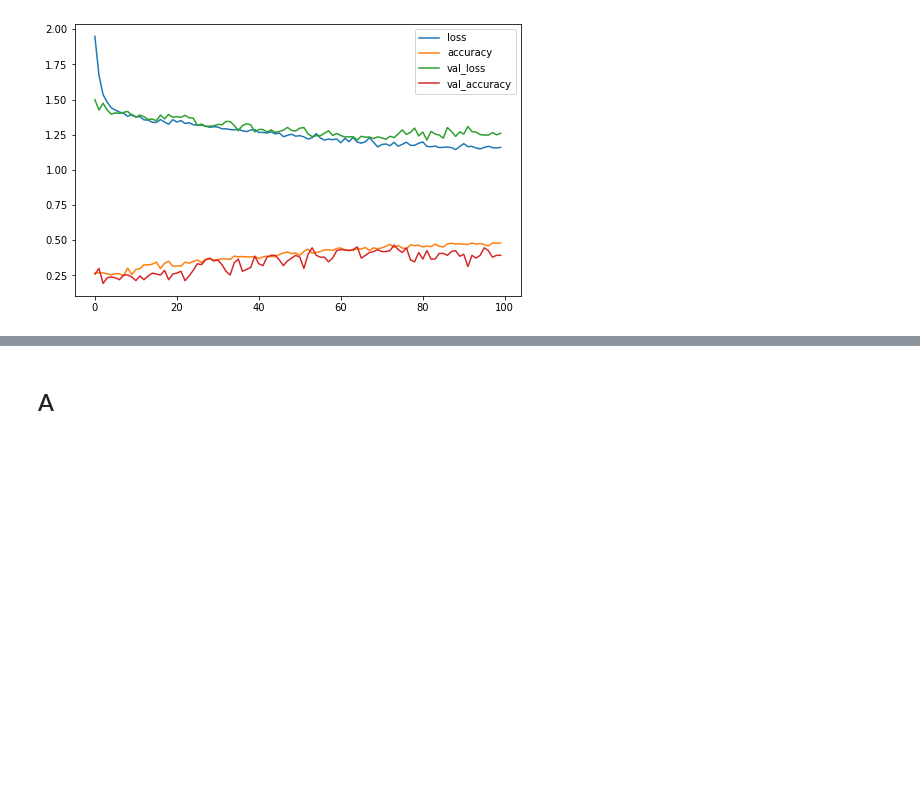
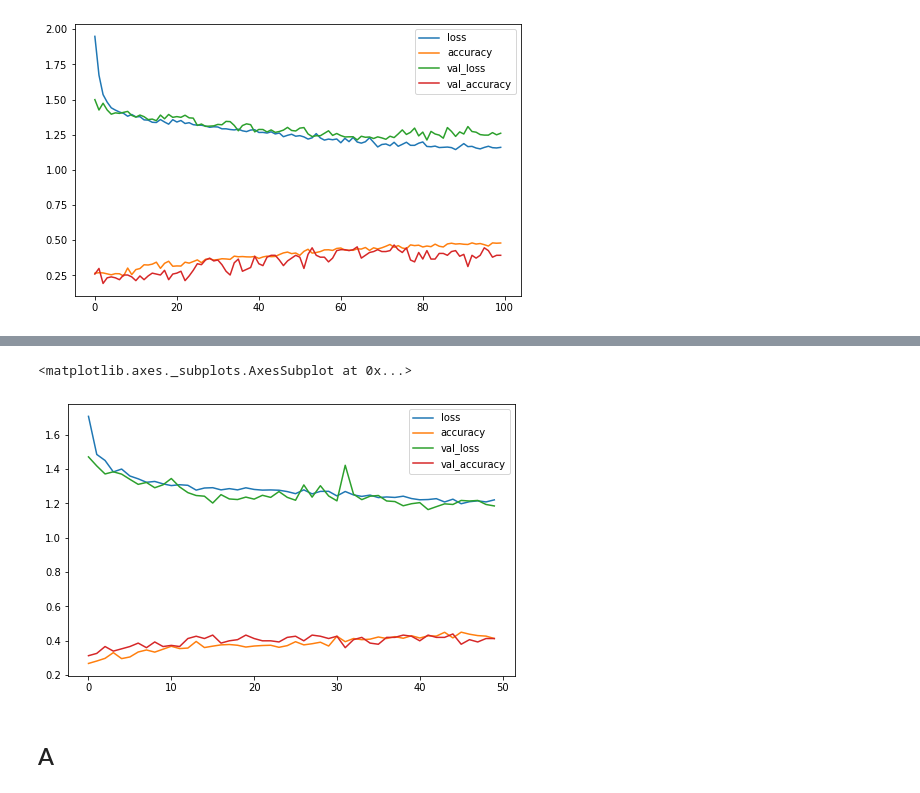
Before and after one commit to alifele/Brain_Computer_Interface, a Jupyter notebook: HAR_based_Classification.ipynb, the cells around one changed output, grey strips where cells are left out. Saved outputs shown, nothing was run; the diff lists cells and outputs as text; code cells hidden in the pictures; blank space fills up the shorter version.

```diff
--- a/HAR_based_Classification.ipynb
+++ b/HAR_based_Classification.ipynb
@@ -387,3 +516,8 @@ DataFrame(his.history).plot(figsize=(8, 5))
+# %%
+DataFrame(his.history).plot(figsize=(8, 5))
+# %% [output]
+<matplotlib.axes._subplots.AxesSubplot at 0x...>
+[figure, added]
 # %% [markdown]
 ## A
 # %% [markdown]
```
Also changed, not shown: parts of 16 cells of this notebook.
